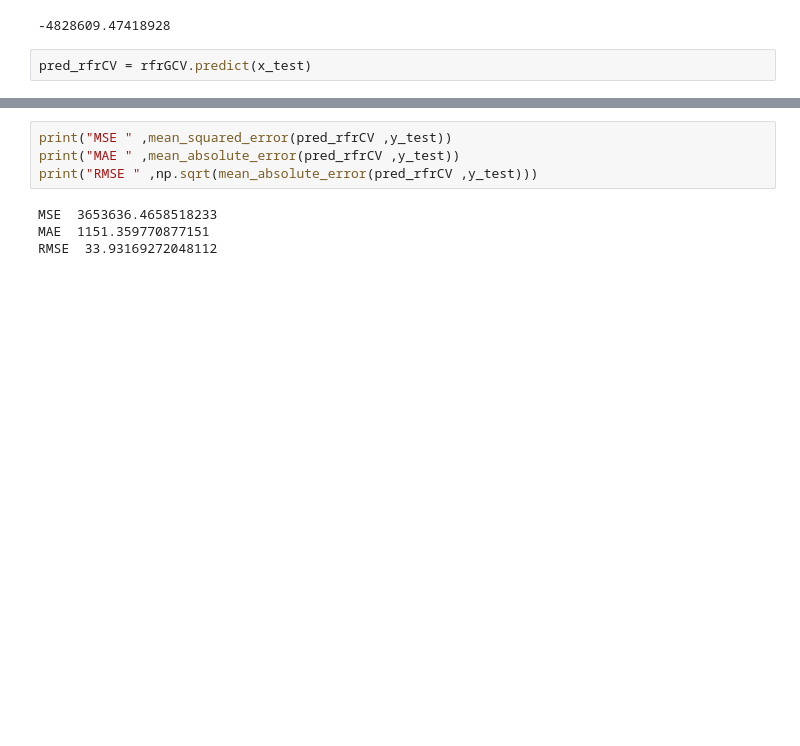
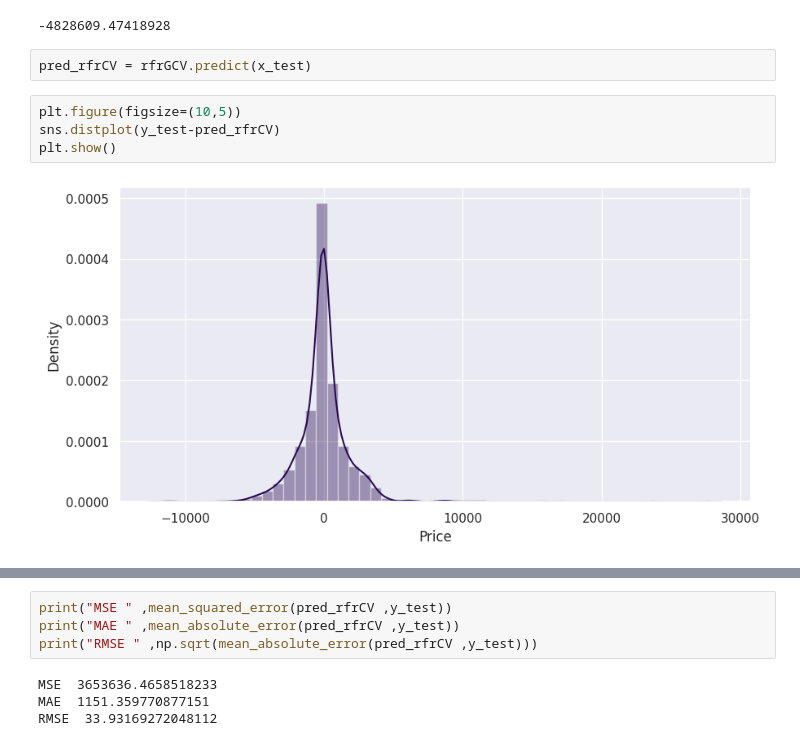
Before and after one commit to SamiUllah568/Flight-Fare-Prediction-, a Jupyter notebook: FlightFarePrediction.ipynb, the cells around one changed output, grey strips where cells are left out. Saved outputs shown, nothing was run; the diff lists cells and outputs as text; blank space fills up the shorter version.

```diff
--- a/FlightFarePrediction.ipynb
+++ b/FlightFarePrediction.ipynb
@@ -1326,3 +1326,9 @@ rfrGCV.best_score_
 -4828609.47418928
 # %%
 pred_rfrCV = rfrGCV.predict(x_test)
+# %%
+plt.figure(figsize=(10,5))
+sns.distplot(y_test-pred_rfrCV)
+plt.show()
+# %% [output]
+[figure, added]
```
Also changed, not shown: parts of 11 cells of this notebook.
